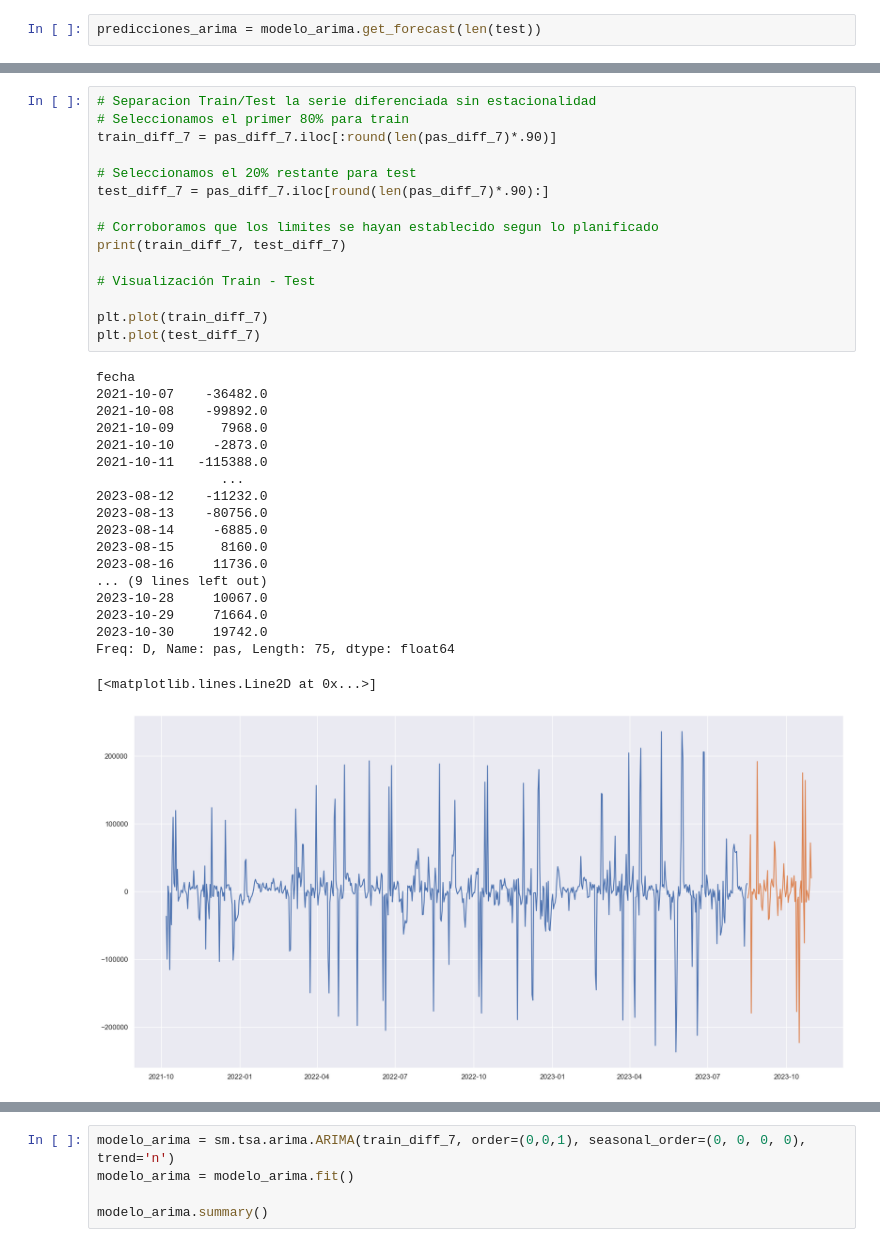
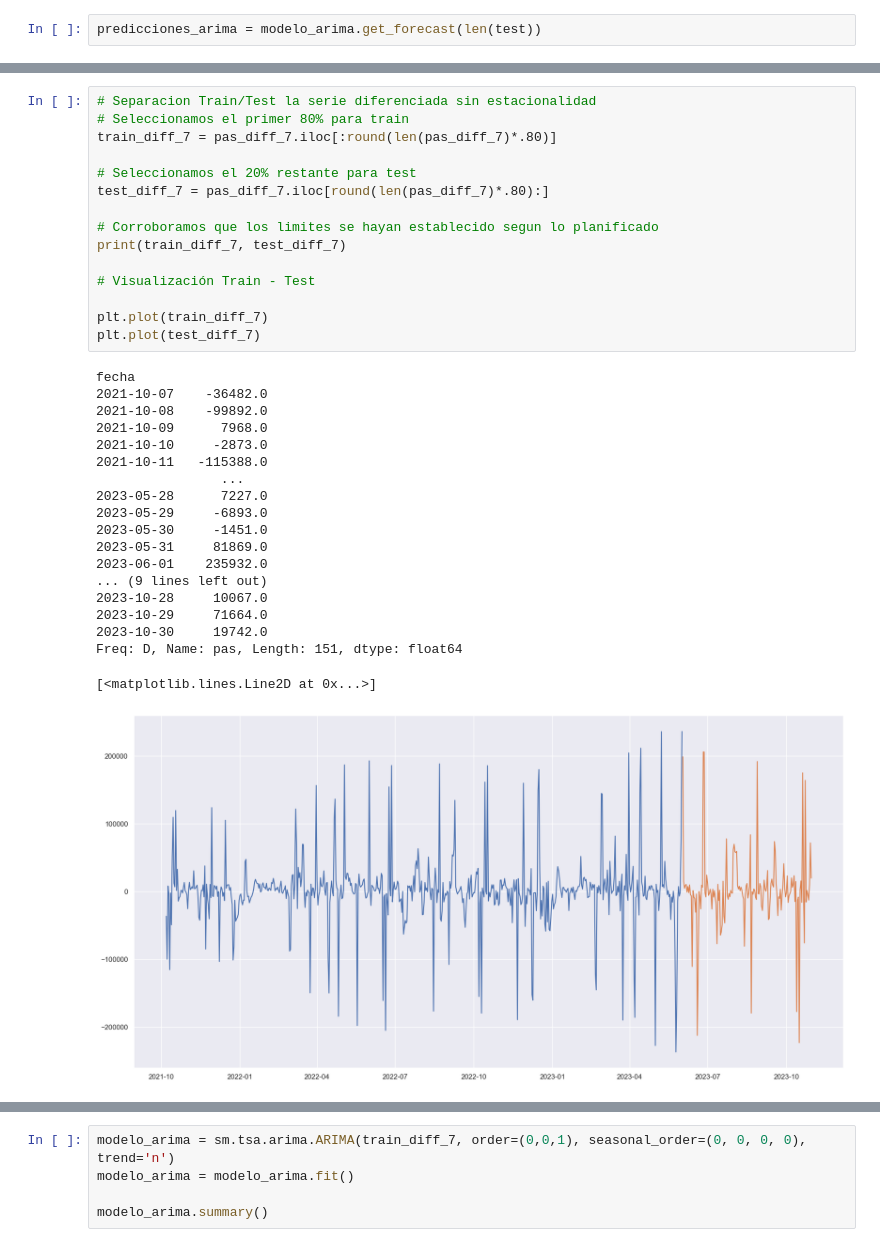
Before and after one commit to jiang-011/AST_G4, a Jupyter notebook: TP_G4_Pasajeros.ipynb, the cells around one changed output, grey strips where cells are left out. Cells and saved outputs as stored; diff of their text form.

```diff
--- a/TP_G4_Pasajeros.ipynb
+++ b/TP_G4_Pasajeros.ipynb
@@ -602,38 +602,38 @@ modelos_residuos
 # %%
 # Separacion Train/Test la serie diferenciada sin estacionalidad
 # Seleccionamos el primer 80% para train
-train_diff_7 = pas_diff_7.iloc[:round(len(pas_diff_7)*.90)]
+train_diff_7 = pas_diff_7.iloc[:round(len(pas_diff_7)*.80)]
 
 # Seleccionamos el 20% restante para test
-test_diff_7 = pas_diff_7.iloc[round(len(pas_diff_7)*.90):]
+test_diff_7 = pas_diff_7.iloc[round(len(pas_diff_7)*.80):]
 
 # Corroboramos que los limites se hayan establecido segun lo planificado
 print(train_diff_7, test_diff_7)
 
 # Visualización Train - Test
 
 plt.plot(train_diff_7)
 plt.plot(test_diff_7)
 # %% [output]
 fecha
 2021-10-07    -36482.0
 2021-10-08    -99892.0
 2021-10-09      7968.0
 2021-10-10     -2873.0
 2021-10-11   -115388.0
                 ...
-2023-08-12    -11232.0
-2023-08-13    -80756.0
-2023-08-14     -6885.0
-2023-08-15      8160.0
-2023-08-16     11736.0
+2023-05-28      7227.0
+2023-05-29     -6893.0
+2023-05-30     -1451.0
+2023-05-31     81869.0
+2023-06-01    235932.0
 ... (9 lines left out)
 2023-10-28     10067.0
 2023-10-29     71664.0
 2023-10-30     19742.0
-Freq: D, Name: pas, Length: 75, dtype: float64
+Freq: D, Name: pas, Length: 151, dtype: float64
 [<matplotlib.lines.Line2D at 0x...>]
-[figure, old version]
+[figure, new version]
 # %%
 # Pruebo el autoarima sin estacionalidad ( " seasonal = False ")
 auto_arima(train_diff_7, start_p=0, max_p=5, start_d=0, max_d=5, start_q=0, max_q=5,
```
Also changed, not shown: parts of 24 cells of this notebook.
